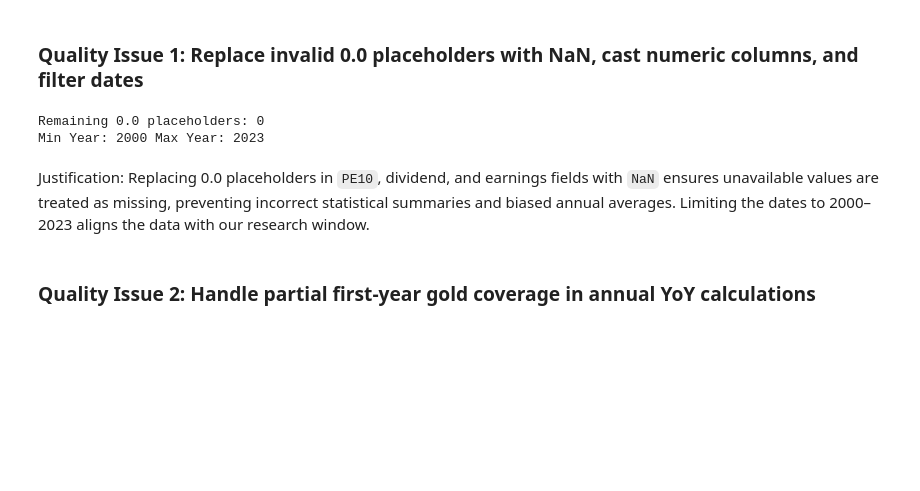
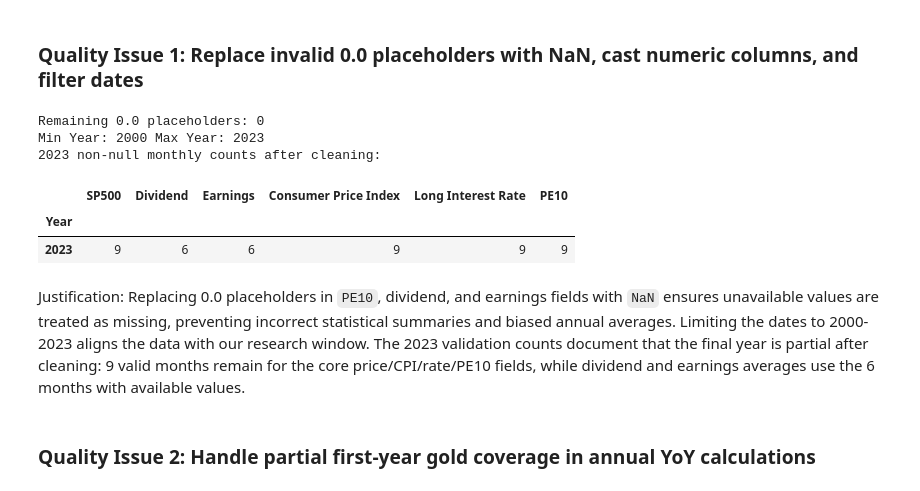
Before and after one commit to luisjfeliu/data-analysis-wrangling-macro-stocks, a Jupyter notebook: Data_Wrangling_Project_Starter.ipynb, the cells around one changed output. Saved outputs shown, nothing was run; the diff lists cells and outputs as text; code cells hidden in the pictures; blank space fills up the shorter version.

Commit message:
Address notebook review findings

```diff
--- a/Data_Wrangling_Project_Starter.ipynb
+++ b/Data_Wrangling_Project_Starter.ipynb
@@ -228,16 +280,25 @@ Dataset variables and significance:
 *   `Close`: Closing price for the day (float), the primary price metric used for annual-average price-change calculations and asset valuation comparisons.
 *   `Volume`: Volume of transactions (float), indicating market liquidity and trading activity for the day.
 # %%
-# Gather and store the raw daily gold futures/proxy series from Yahoo Finance
-df_gold_raw = yf.download(
-    "GC=F",
-    start=f"{START_YEAR}-01-01",
-    end=f"{END_YEAR + 1}-01-01",
-    progress=False,
-    auto_adjust=False,
-)
-if df_gold_raw.empty:
-    raise ValueError("No gold data returned from yfinance for GC=F")
+# Gather and store the raw daily gold futures/proxy series from Yahoo Finance.
+# The cached raw CSV keeps the notebook runnable when the live API is unavailable.
+raw_gold_path = DATA_DIR / "gold_prices_raw.csv"
+try:
+    df_gold_raw = yf.download(
+        "GC=F",
+        start=f"{START_YEAR}-01-01",
+        end=f"{END_YEAR + 1}-01-01",
+        progress=False,
+        auto_adjust=False,
+    )
+    if df_gold_raw.empty:
+        raise ValueError("No gold data returned from yfinance for GC=F")
+except Exception as exc:
+    if raw_gold_path.exists():
+        print(f"Gold proxy download failed ({exc}); using cached raw file at {raw_gold_path}.")
+        df_gold_raw = load_cached_gold_proxy_raw(raw_gold_path)
+    else:
+        raise
 
 df_gold_raw_reset = df_gold_raw.copy()
 if isinstance(df_gold_raw_reset.columns, pd.MultiIndex):
@@ -247,8 +308,8 @@ if isinstance(df_gold_raw_reset.columns, pd.MultiIndex):
     ]
 df_gold_raw_reset = df_gold_raw_reset.reset_index()
 
-# Save the raw gold data in our local data store
-df_gold_raw_reset.to_csv(DATA_DIR / "gold_prices_raw.csv", index=False)
+# Save the raw gold data in our local data store.
+df_gold_raw_reset.to_csv(raw_gold_path, index=False)
 
 print("Gold futures/proxy raw data:", df_gold_raw_reset.shape)
 df_gold_raw_reset.head()
@@ -469,20 +530,32 @@ df_sp500_clean = df_sp500_clean.dropna(subset=required_sp500_cols)
 # %%
 # Validate: check for 0.0 placeholders, expected years, and per-year monthly coverage
 print("Remaining 0.0 placeholders:", (df_sp500_clean[placeholder_zero_cols] == 0.0).sum().sum())
 print("Min Year:", df_sp500_clean['Date'].dt.year.min(), "Max Year:", df_sp500_clean['Date'].dt.year.max())
 assert df_sp500_clean['Date'].is_unique
 assert_expected_years(df_sp500_clean['Date'].dt.year, "S&P 500 clean data")
 assert_yearly_coverage(
     df_sp500_clean['Date'],
     "S&P 500 clean data",
     default_min_count=DEFAULT_SP500_MIN_MONTHS,
     min_count_by_year=SP500_MIN_MONTHS_BY_YEAR,
 )
+
+sp500_valid_counts = (
+    df_sp500_clean.assign(Year=df_sp500_clean["Date"].dt.year)
+    .groupby("Year")[["SP500", "Dividend", "Earnings", "Consumer Price Index", "Long Interest Rate", "PE10"]]
+    .count()
+)
+print("2023 non-null monthly counts after cleaning:")
+display(sp500_valid_counts.loc[[END_YEAR]])
 # %% [output]
 Remaining 0.0 placeholders: 0
 Min Year: 2000 Max Year: 2023
+2023 non-null monthly counts after cleaning:
+|  | SP500 | Dividend | Earnings | Consumer Price Index | Long Interest Rate | PE10 |
+| Year |  |  |  |  |  |  |
+| 2023 | 9 | 6 | 6 | 9 | 9 | 9 |
 # %% [markdown]
-Justification: Replacing 0.0 placeholders in `PE10`, dividend, and earnings fields with `NaN` ensures unavailable values are treated as missing, preventing incorrect statistical summaries and biased annual averages. Limiting the dates to 2000–2023 aligns the data with our research window.
+Justification: Replacing 0.0 placeholders in `PE10`, dividend, and earnings fields with `NaN` ensures unavailable values are treated as missing, preventing incorrect statistical summaries and biased annual averages. Limiting the dates to 2000-2023 aligns the data with our research window. The 2023 validation counts document that the final year is partial after cleaning: 9 valid months remain for the core price/CPI/rate/PE10 fields, while dividend and earnings averages use the 6 months with available values.
 # %% [markdown]
 ### **Quality Issue 2: Handle partial first-year gold coverage in annual YoY calculations**
 # %%
```
Also changed, not shown: parts of 9 cells of this notebook, 7 other files.
